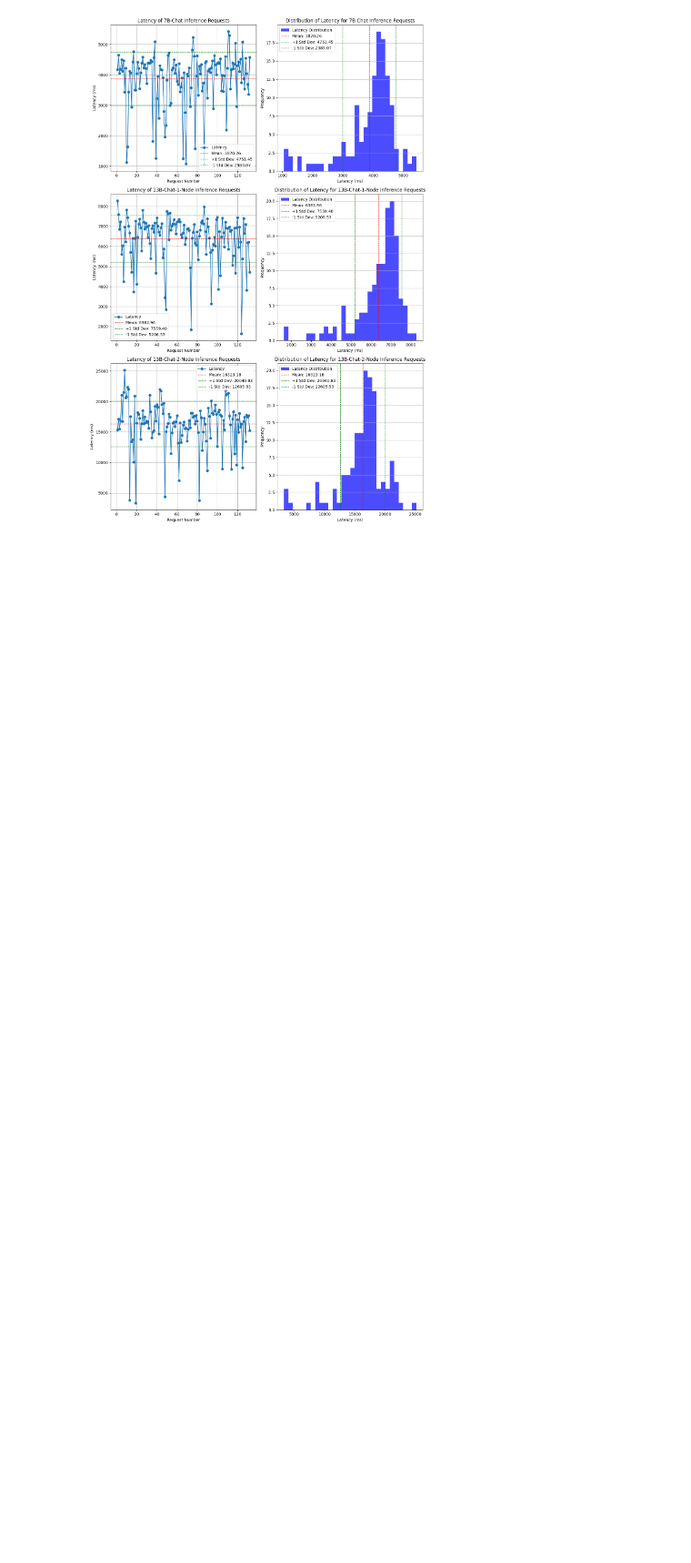
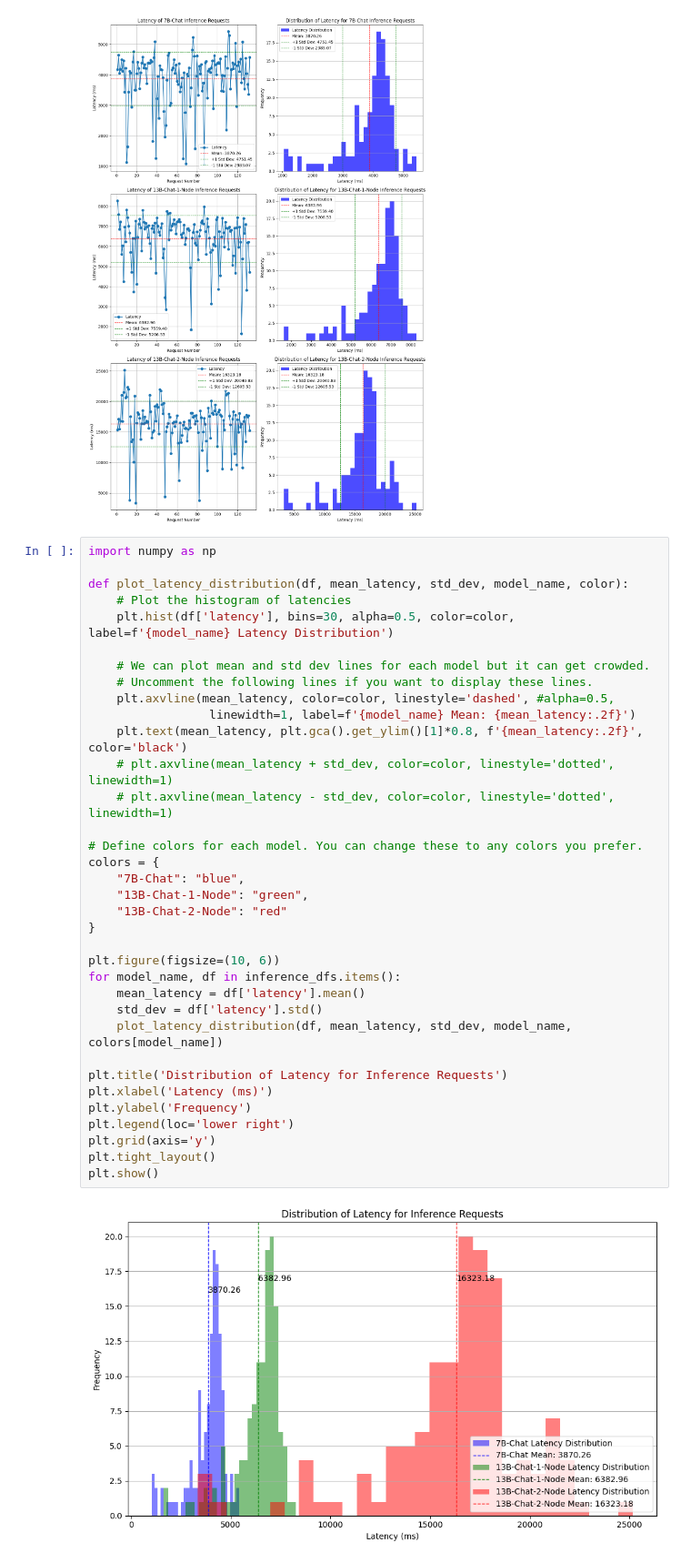
Before and after one commit to ishaansehgal99/llm-on-k8s, a Jupyter notebook: inference_exploration.ipynb, the cells around one changed output. Shown at 91% size. Saved outputs shown, nothing was run; the diff lists cells and outputs as text; blank space fills up the shorter version.

Commit message:
feat: Added plot distributions

```diff
--- a/inference_exploration.ipynb
+++ b/inference_exploration.ipynb
@@ -226,3 +226,40 @@ for i, (model_name, df) in enumerate(inference_dfs.items()):
 plt.show()
 # %% [output]
 [figure]
+# %%
+import numpy as np
+
+def plot_latency_distribution(df, mean_latency, std_dev, model_name, color):
+    # Plot the histogram of latencies
+    plt.hist(df['latency'], bins=30, alpha=0.5, color=color, label=f'{model_name} Latency Distribution')
+
+    # We can plot mean and std dev lines for each model but it can get crowded.
+    # Uncomment the following lines if you want to display these lines.
+    plt.axvline(mean_latency, color=color, linestyle='dashed', #alpha=0.5,
+                 linewidth=1, label=f'{model_name} Mean: {mean_latency:.2f}')
+    plt.text(mean_latency, plt.gca().get_ylim()[1]*0.8, f'{mean_latency:.2f}', color='black')
+    # plt.axvline(mean_latency + std_dev, color=color, linestyle='dotted', linewidth=1)
+    # plt.axvline(mean_latency - std_dev, color=color, linestyle='dotted', linewidth=1)
+
+# Define colors for each model. You can change these to any colors you prefer.
+colors = {
+    "7B-Chat": "blue",
+    "13B-Chat-1-Node": "green",
+    "13B-Chat-2-Node": "red"
+}
+
+plt.figure(figsize=(10, 6))
+for model_name, df in inference_dfs.items():
+    mean_latency = df['latency'].mean()
+    std_dev = df['latency'].std()
+    plot_latency_distribution(df, mean_latency, std_dev, model_name, colors[model_name])
+
+plt.title('Distribution of Latency for Inference Requests')
+plt.xlabel('Latency (ms)')
+plt.ylabel('Frequency')
+plt.legend(loc='lower right')
+plt.grid(axis='y')
+plt.tight_layout()
+plt.show()
+# %% [output]
+[figure, added]
```
Also changed, not shown: parts of 2 cells of this notebook.
